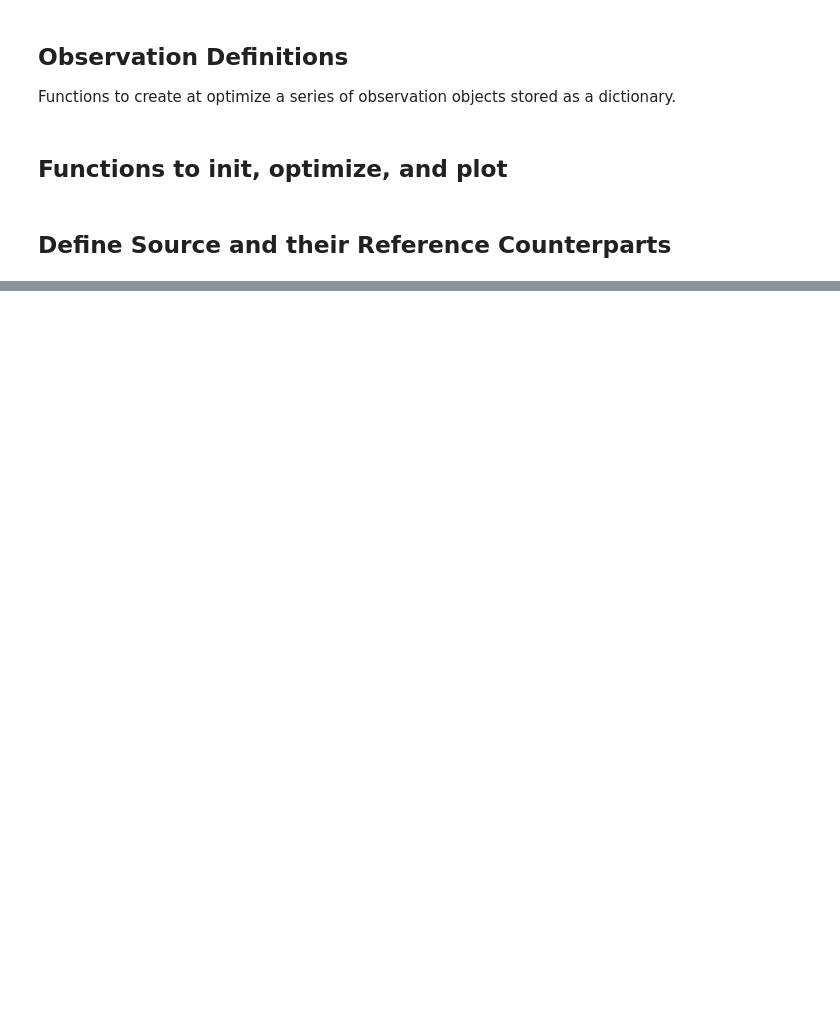
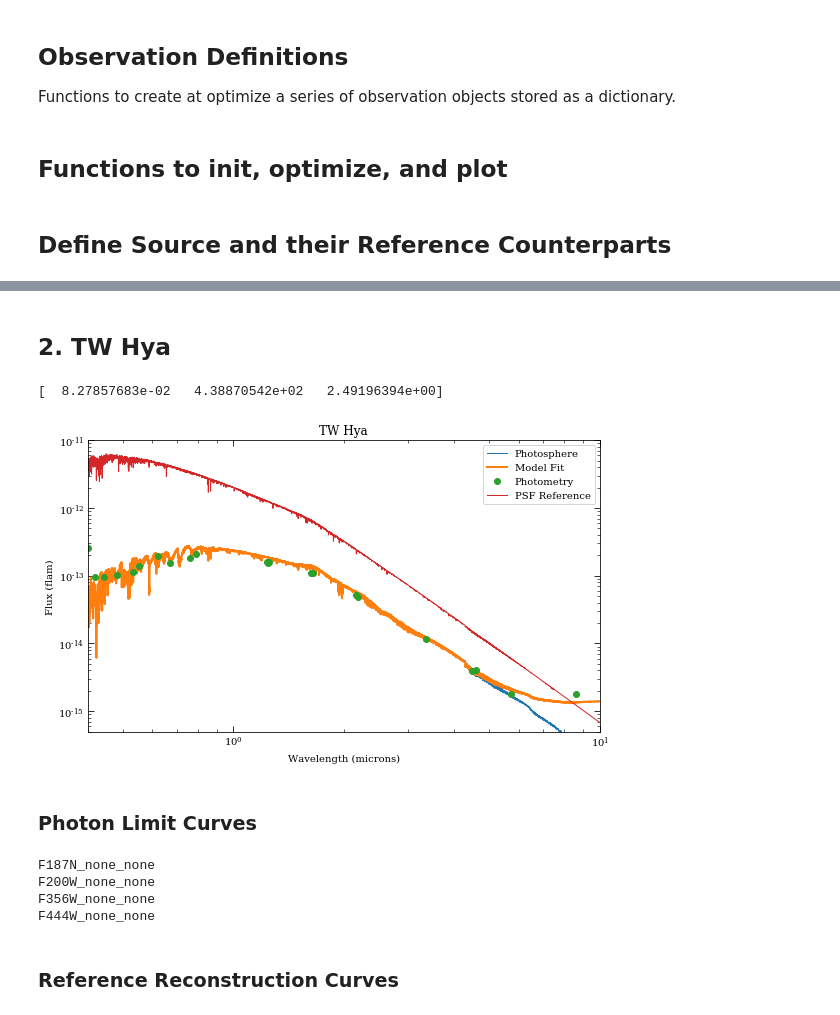
Before and after one commit to JarronL/pynrc, a Jupyter notebook: notebooks/GTO/NRC_GTO_YSO_Imaging.ipynb, the cells around one changed output, grey strips where cells are left out. Cells and saved outputs as stored; diff of their text form; code cells hidden in the pictures; blank space fills up the shorter version.

```diff
--- a/notebooks/GTO/NRC_GTO_YSO_Imaging.ipynb
+++ b/notebooks/GTO/NRC_GTO_YSO_Imaging.ipynb
@@ -426,0 +539,29 @@ fig.savefig(outdir+fname)
+# %% [markdown]
+## 2. TW Hya
+# %%
+i = 1
+
+name_sci, dist_sci, age_sci, spt_sci, vmag_sci, kmag_sci, w1_sci, w2_sci, vot = args_sources[i]
+name_ref, spt_ref, kmag_ref = ref_sources[i]
+
+# Science target and reference star spectra
+sp_ref = pynrc.stellar_spectrum(spt_ref, kmag_ref, 'vegamag', bp_k)
+sp_ref.name = name_ref
+
+robust = True if i>=2 else False
+sp_sci, (fig,ax) = gen_sp_sci(i, robust=robust, return_ax=True)
+
+ax.plot(sp_ref.wave/1e4, sp_ref.flux, lw=1, label='PSF Reference')
+ax.legend()
+ax.set_xlim([0.4,10])
+ax.set_ylim([5e-16,1e-11])
+
+fname = "{}_spectra.pdf".format(name_sci.replace(" ", ""))
+fig.savefig('YSOs/'+fname)
+
+# Disk model information
+# File name, arcsec/pix, dist (pc), wavelength (um), flux units
+args_disk = None #('example_disk.fits', 0.007, 140.0, 1.6, 'mJy/arcsec^2')
+# %% [output]
+[  8.27857683e-02   4.38870542e+02   2.49196394e+00]
+[figure, added]
@@ -426,0 +589,18 @@ fig.savefig(outdir+fname)
+# %% [markdown]
+### Photon Limit Curves
+# %%
+nsig = 5
+
+for k in filt_keys:
+    obs_dict[k].sp_ref = sp_sci
+
+wfe_list = [0]
+
+curves_photon = do_contrast(wfe_list, filt_keys, nsig=nsig, opt_diff=True)
+# %% [output]
+F187N_none_none
+F200W_none_none
+F356W_none_none
+F444W_none_none
+# %% [markdown]
+### Reference Reconstruction Curves
```
Also changed, not shown: parts of 65 cells of this notebook, 25 other files.
